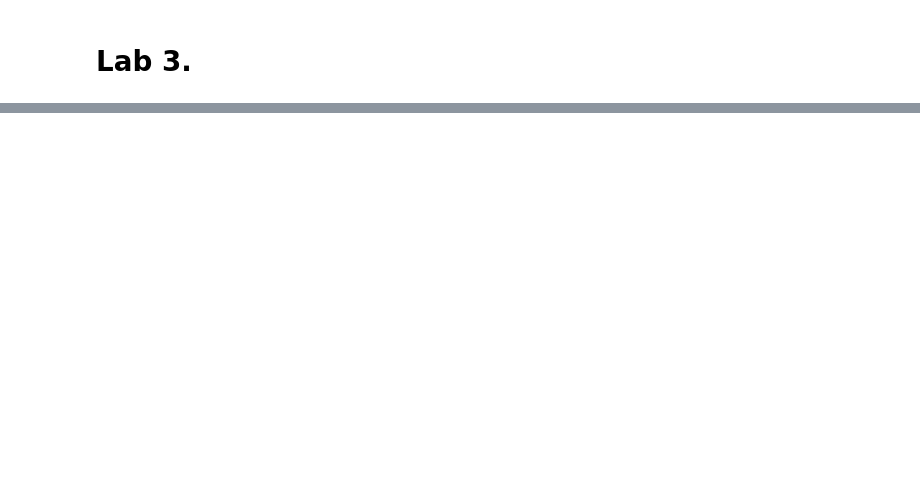
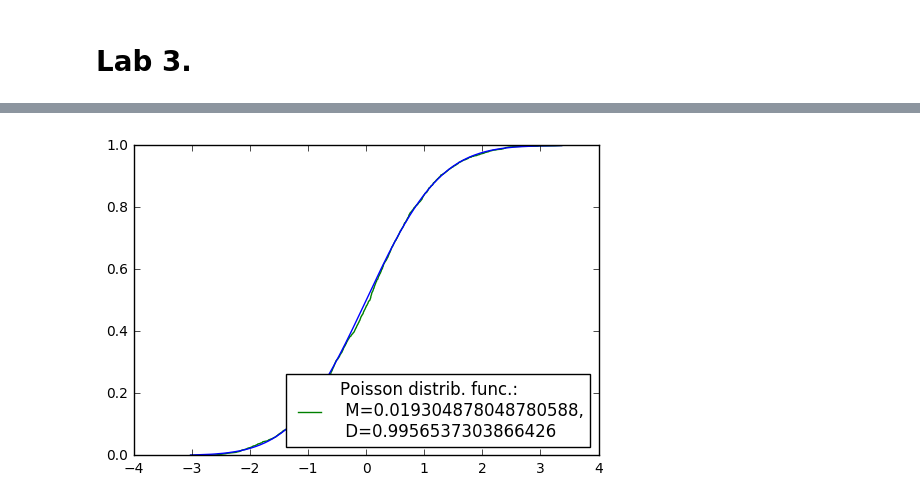
Before and after one commit to YRustt/B16-17-SSM, a Jupyter notebook: iism_lab3.ipynb, the cells around one changed output, grey strips where cells are left out. Saved outputs shown, nothing was run; the diff lists cells and outputs as text; code cells hidden in the pictures; blank space fills up the shorter version.

```diff
--- a/iism_lab3.ipynb
+++ b/iism_lab3.ipynb
@@ -45,0 +49,20 @@ True
+# %%
+def normal_distribution_function(x, M, D):
+    return (1. + erf((x - M) / sqrt(2. * D))) / 2.
+
+
+def normal_probability_density_function(x, M, D):
+    return 1 / sqrt(2 * D * np.pi) * np.exp(- (x - M) ** 2 / (2 * D))
+# %%
+draw_empirical_distribution_func(res2,
+                                 func=normal_distribution_function,
+                                 ax=plt.gca(),
+                                 type='plot',
+                                 params={'M': 0, 'D': 1},
+                                 label='Poisson distrib. func.:\n M={},\n D={}'.format(
+                                     M(res2),
+                                     D(res2)),
+                                 loc=4
+                                 )
+# %% [output]
+[figure, added]
```
Also changed, not shown: parts of 10 cells of this notebook, 1 other file.
